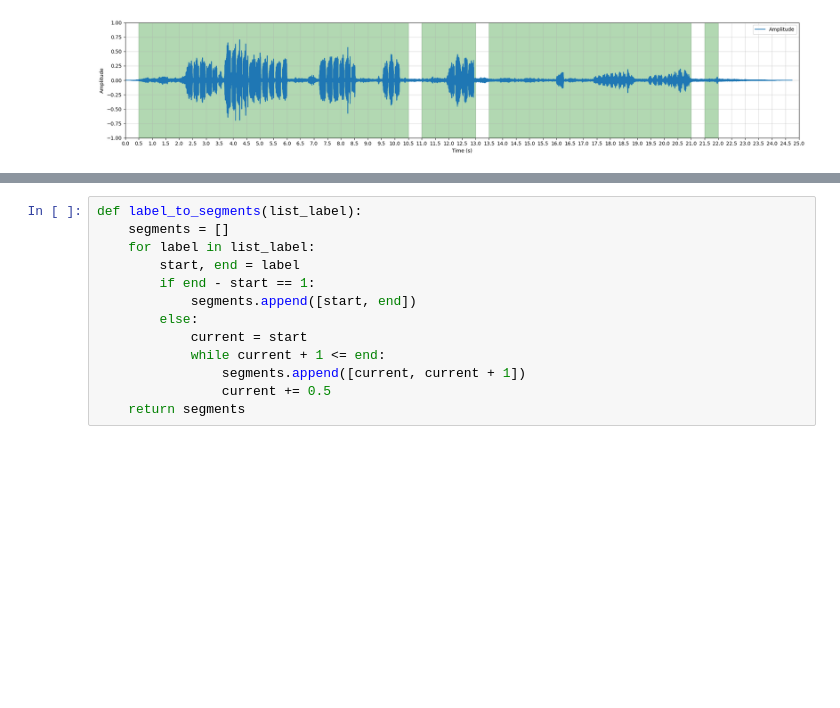
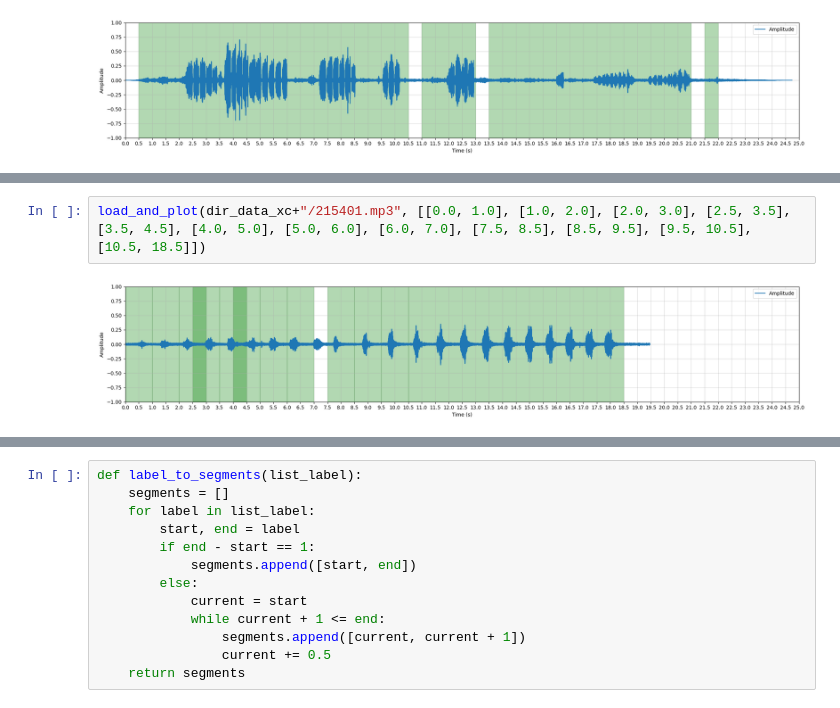
Before and after one commit to FathanAM0/Dasar-Kecerdasan-Artificial_Tugas-Besar, a Jupyter notebook: Dataset/code_labeling_xc.ipynb, the cells around one changed output, grey strips where cells are left out. Cells and saved outputs as stored; diff of their text form; blank space fills up the shorter version.

```diff
--- a/Dataset/code_labeling_xc.ipynb
+++ b/Dataset/code_labeling_xc.ipynb
@@ -82,0 +91,4 @@ load_and_plot(dir_data_xc+"/531042.mp3",[[0.5, 10.5], [11.0, 13.0], [13.5, 21.0]
+# %%
+load_and_plot(dir_data_xc+"/215401.mp3", [[0.0, 1.0], [1.0, 2.0], [2.0, 3.0], [2.5, 3.5], [3.5, 4.5], [4.0, 5.0], [5.0, 6.0], [6.0, 7.0], [7.5, 8.5], [8.5, 9.5], [9.5, 10.5], [10.5, 18.5]])
+# %% [output]
+[figure, added]
```
Also changed, not shown: parts of 13 cells of this notebook, 2 other files.
